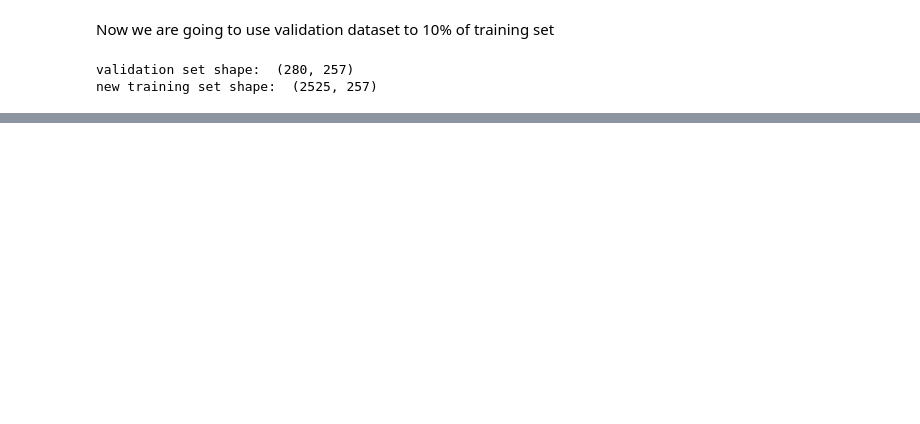
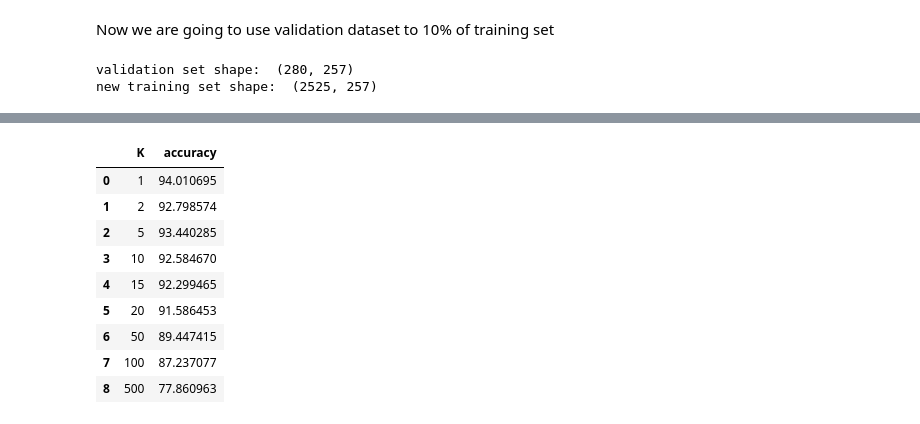
Before and after one commit to amindadgar/Pattern-Recognition, a Jupyter notebook: HW3/Q3/main.ipynb, the cells around one changed output, grey strips where cells are left out. Drawn from its saved outputs; the diff is of its cells as text; code cells hidden in the pictures; blank space fills up the shorter version.

```diff
--- a/HW3/Q3/main.ipynb
+++ b/HW3/Q3/main.ipynb
@@ -319,0 +331,12 @@ check_accuracy(result, valid_img_ds.label)
+# %%
+features = cols[:len(cols) - 1]
+ten_precent_results = []
+K_arr = [1, 2, 5, 10, 15, 20, 50, 100, 500]
+
+## the last of the columns is the label
+features = cols[:len(cols) - 1]
+
+# for k_value in K_arr:
+for k_value in K_arr:
+    result = KNN(k_value, train_img_ds, valid_img_ds, features)
+    ten_precent_results.append(result)
@@ -319,0 +353,24 @@ check_accuracy(result, valid_img_ds.label)
+# %%
+################ Save the results in a csv file ################
+df_ten_precent_knn_accuracy = pd.DataFrame(columns=["K", "accuracy"])
+for idx in range(0, len(results)):
+    acc = check_accuracy(results[idx], test_images.label)
+
+    df = pd.DataFrame(data = {"K": [K_arr[idx]], "accuracy": [acc]})
+
+    ## append the result to the all results dataframe
+    df_ten_precent_knn_accuracy = df_ten_precent_knn_accuracy.append(df, ignore_index=True)
+
+df_ten_precent_knn_accuracy.to_csv('Image-KNN-validation10-precent.csv', index=False)
+df_ten_precent_knn_accuracy
+# %% [output]
+|  | K | accuracy |
+| 0 | 1 | 94.010695 |
+| 1 | 2 | 92.798574 |
+| 2 | 5 | 93.440285 |
+| 3 | 10 | 92.584670 |
+| 4 | 15 | 92.299465 |
+| 5 | 20 | 91.586453 |
+| 6 | 50 | 89.447415 |
+| 7 | 100 | 87.237077 |
+| 8 | 500 | 77.860963 |
```
Also changed, not shown: parts of 6 cells of this notebook, 3 other files.
